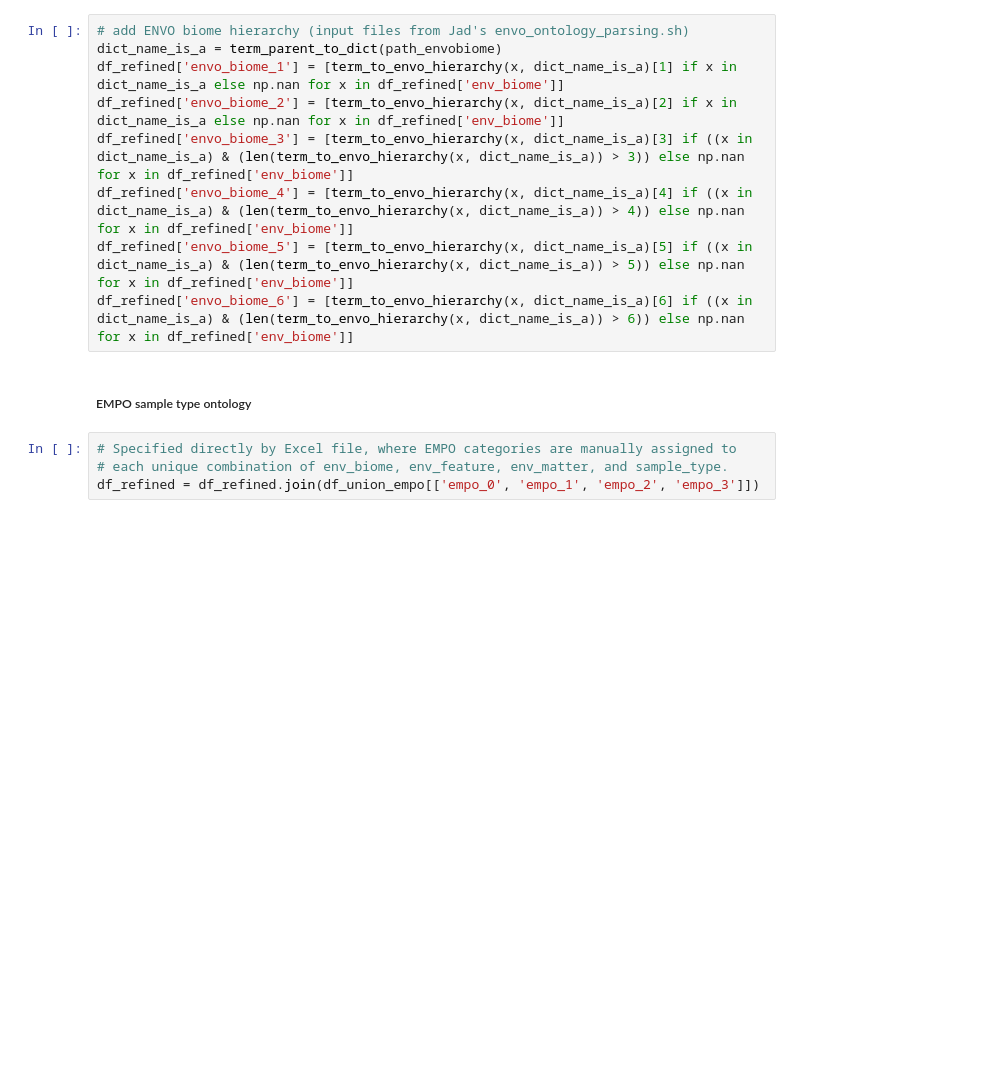
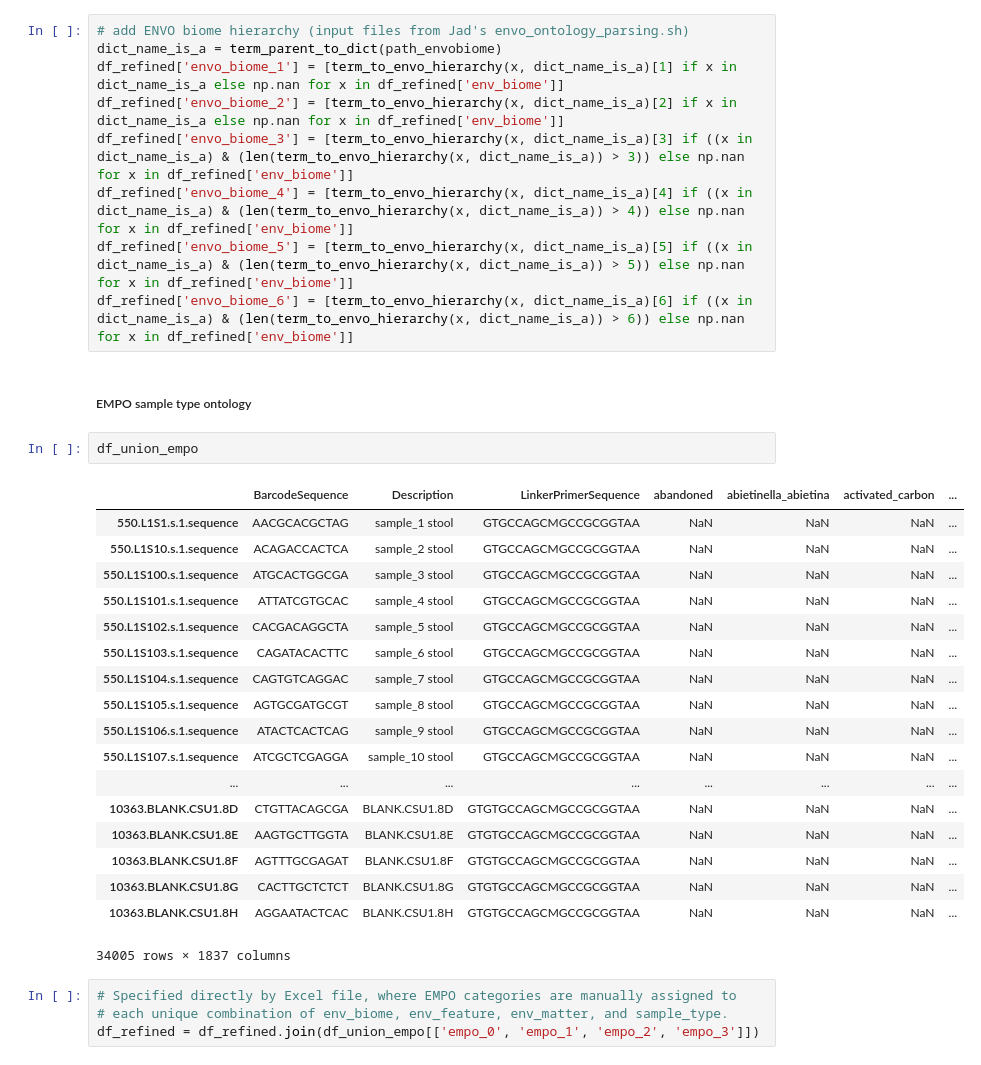
Before and after one commit to biocore/emp, a Jupyter notebook: ipynb/emp20k_metadata_refine.ipynb, the cells around one changed output. Cells and saved outputs as stored; diff of their text form; blank space fills up the shorter version.

```diff
--- a/ipynb/emp20k_metadata_refine.ipynb
+++ b/ipynb/emp20k_metadata_refine.ipynb
@@ -651,6 +679,27 @@ df_refined['envo_biome_5'] = [term_to_envo_hierarchy(x, dict_name_is_a)[5] if ((
 df_refined['envo_biome_6'] = [term_to_envo_hierarchy(x, dict_name_is_a)[6] if ((x in dict_name_is_a) & (len(term_to_envo_hierarchy(x, dict_name_is_a)) > 6)) else np.nan for x in df_refined['env_biome']]
 # %% [markdown]
 ##### EMPO sample type ontology
+# %%
+df_union_empo
+# %% [output]
+|  | BarcodeSequence | Description | LinkerPrimerSequence | abandoned | abietinella_abietina | activated_carbon | ... |
+| 550.L1S1.s.1.sequence | AACGCACGCTAG | sample_1 stool | GTGCCAGCMGCCGCGGTAA | NaN | NaN | NaN | ... |
+| 550.L1S10.s.1.sequence | ACAGACCACTCA | sample_2 stool | GTGCCAGCMGCCGCGGTAA | NaN | NaN | NaN | ... |
+| 550.L1S100.s.1.sequence | ATGCACTGGCGA | sample_3 stool | GTGCCAGCMGCCGCGGTAA | NaN | NaN | NaN | ... |
+| 550.L1S101.s.1.sequence | ATTATCGTGCAC | sample_4 stool | GTGCCAGCMGCCGCGGTAA | NaN | NaN | NaN | ... |
+| 550.L1S102.s.1.sequence | CACGACAGGCTA | sample_5 stool | GTGCCAGCMGCCGCGGTAA | NaN | NaN | NaN | ... |
+| 550.L1S103.s.1.sequence | CAGATACACTTC | sample_6 stool | GTGCCAGCMGCCGCGGTAA | NaN | NaN | NaN | ... |
+| 550.L1S104.s.1.sequence | CAGTGTCAGGAC | sample_7 stool | GTGCCAGCMGCCGCGGTAA | NaN | NaN | NaN | ... |
+| 550.L1S105.s.1.sequence | AGTGCGATGCGT | sample_8 stool | GTGCCAGCMGCCGCGGTAA | NaN | NaN | NaN | ... |
+| 550.L1S106.s.1.sequence | ATACTCACTCAG | sample_9 stool | GTGCCAGCMGCCGCGGTAA | NaN | NaN | NaN | ... |
+| 550.L1S107.s.1.sequence | ATCGCTCGAGGA | sample_10 stool | GTGCCAGCMGCCGCGGTAA | NaN | NaN | NaN | ... |
+| ... | ... | ... | ... | ... | ... | ... | ... |
+| 10363.BLANK.CSU1.8D | CTGTTACAGCGA | BLANK.CSU1.8D | GTGTGCCAGCMGCCGCGGTAA | NaN | NaN | NaN | ... |
+| 10363.BLANK.CSU1.8E | AAGTGCTTGGTA | BLANK.CSU1.8E | GTGTGCCAGCMGCCGCGGTAA | NaN | NaN | NaN | ... |
+| 10363.BLANK.CSU1.8F | AGTTTGCGAGAT | BLANK.CSU1.8F | GTGTGCCAGCMGCCGCGGTAA | NaN | NaN | NaN | ... |
+| 10363.BLANK.CSU1.8G | CACTTGCTCTCT | BLANK.CSU1.8G | GTGTGCCAGCMGCCGCGGTAA | NaN | NaN | NaN | ... |
+| 10363.BLANK.CSU1.8H | AGGAATACTCAC | BLANK.CSU1.8H | GTGTGCCAGCMGCCGCGGTAA | NaN | NaN | NaN | ... |
+34005 rows × 1837 columns
 # %%
 # Specified directly by Excel file, where EMPO categories are manually assigned to
 # each unique combination of env_biome, env_feature, env_matter, and sample_type.
```
Also changed, not shown: parts of 13 cells of this notebook.
